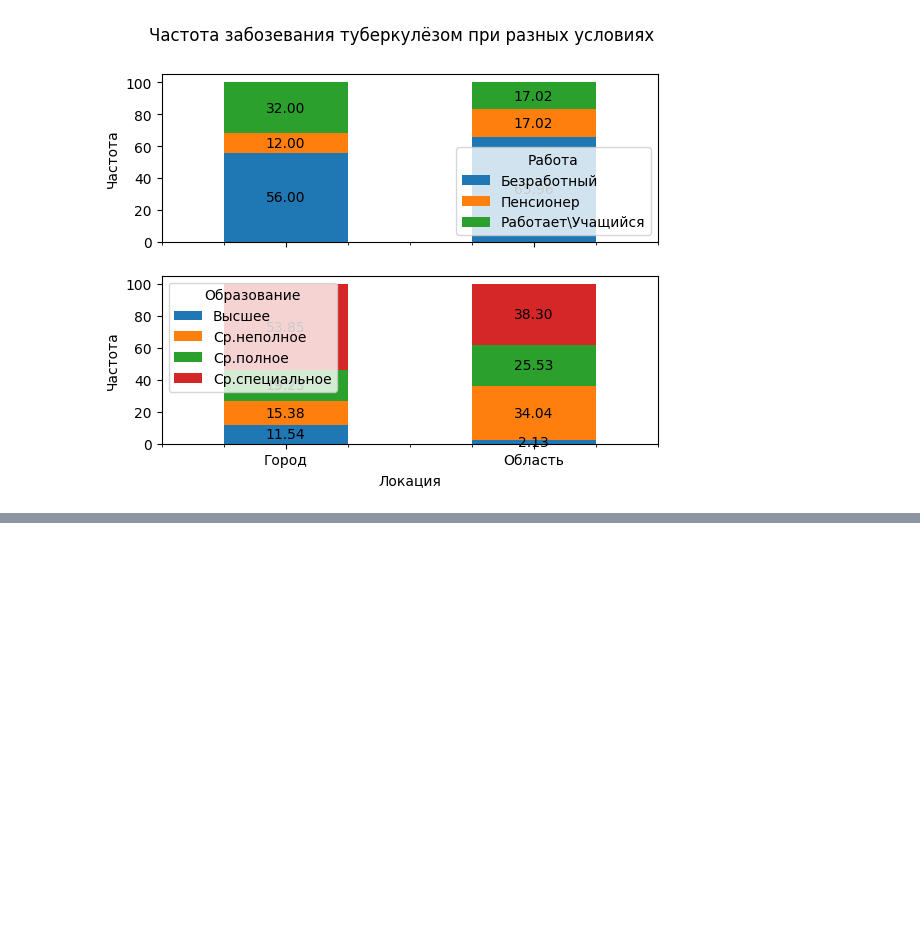
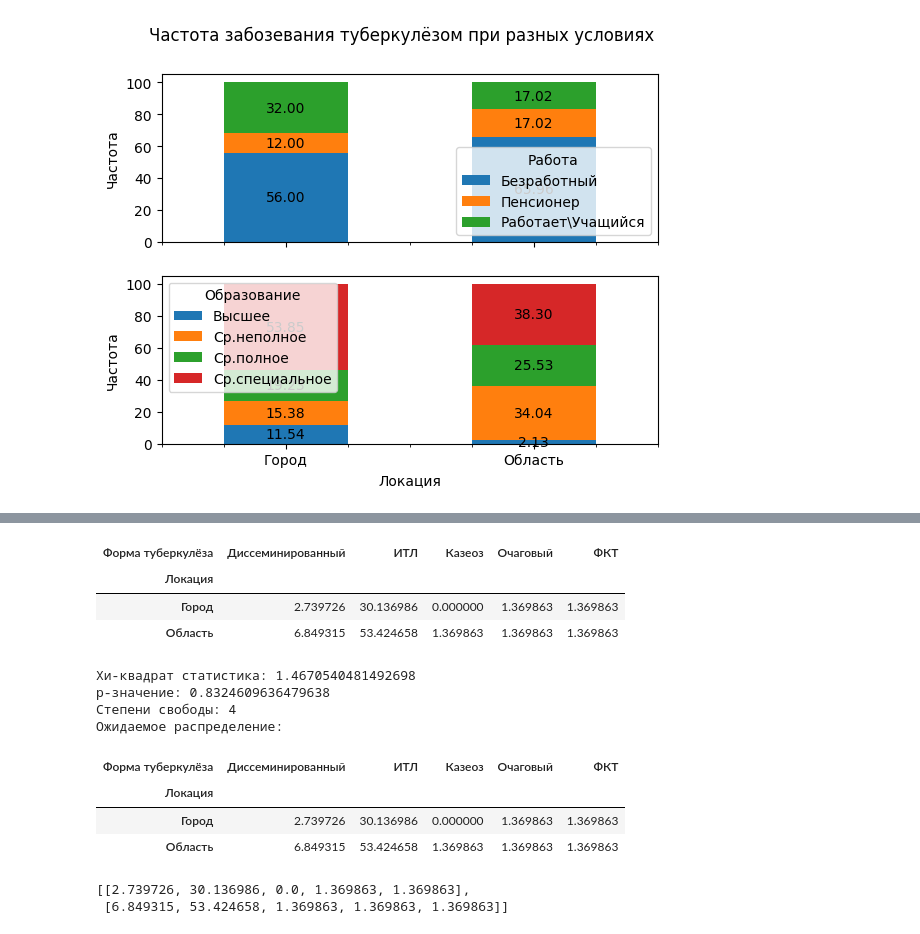
Before and after one commit to D-314/cyber-tuber, a Jupyter notebook: processing.ipynb, the cells around one changed output, grey strips where cells are left out. Drawn from its saved outputs; the diff is of its cells as text; code cells hidden in the pictures; blank space fills up the shorter version.

Commit message:
расчёт хи квадрат

```diff
--- a/processing.ipynb
+++ b/processing.ipynb
@@ -171,0 +196,41 @@ del freqs,norm_freqs,subset,subset_norm,i,j,z1,z2,ax,text_color,max
+# %%
+from scipy.stats import chi2_contingency
+
+freqs = df.groupby(['Локация','Форма туберкулёза']).size()
+norm_freqs = 100 * freqs / freqs.sum()
+subset_norm = norm_freqs.unstack().fillna(0)
+display(HTML(subset_norm.to_html()))
+
+observed_data = subset_norm.values
+
+# Переставляем строки в соответствии с предположением
+if sum(observed_data[0]) > sum(observed_data[1]):
+    observed_data = [observed_data[1], observed_data[0]]
+
+chi2_stat, p_val, dof, expected_data = chi2_contingency(observed_data)
+
+print("Хи-квадрат статистика:", chi2_stat)
+print("p-значение:", p_val)
+print("Степени свободы:", dof)
+print("Ожидаемое распределение:")
+observed_data = pd.DataFrame(observed_data, index = subset_norm.index, columns = subset_norm.columns)
+observed_data
+# %% [output]
+| Форма туберкулёза | Диссеминированный | ИТЛ | Казеоз | Очаговый | ФКТ |
+| Локация |  |  |  |  |  |
+| Город | 2.739726 | 30.136986 | 0.000000 | 1.369863 | 1.369863 |
+| Область | 6.849315 | 53.424658 | 1.369863 | 1.369863 | 1.369863 |
+Хи-квадрат статистика: 1.4670540481492698
+p-значение: 0.8324609636479638
+Степени свободы: 4
+Ожидаемое распределение:
+| Форма туберкулёза | Диссеминированный | ИТЛ | Казеоз | Очаговый | ФКТ |
+| Локация |  |  |  |  |  |
+| Город | 2.739726 | 30.136986 | 0.000000 | 1.369863 | 1.369863 |
+| Область | 6.849315 | 53.424658 | 1.369863 | 1.369863 | 1.369863 |
+# %%
+a = [[2.739726,30.136986,0.000000,1.369863,1.369863],[6.849315,53.424658,1.369863,1.369863,1.369863]]
+a
+# %% [output]
+[[2.739726, 30.136986, 0.0, 1.369863, 1.369863],
+ [6.849315, 53.424658, 1.369863, 1.369863, 1.369863]]
```
Also changed, not shown: parts of 3 cells of this notebook.
